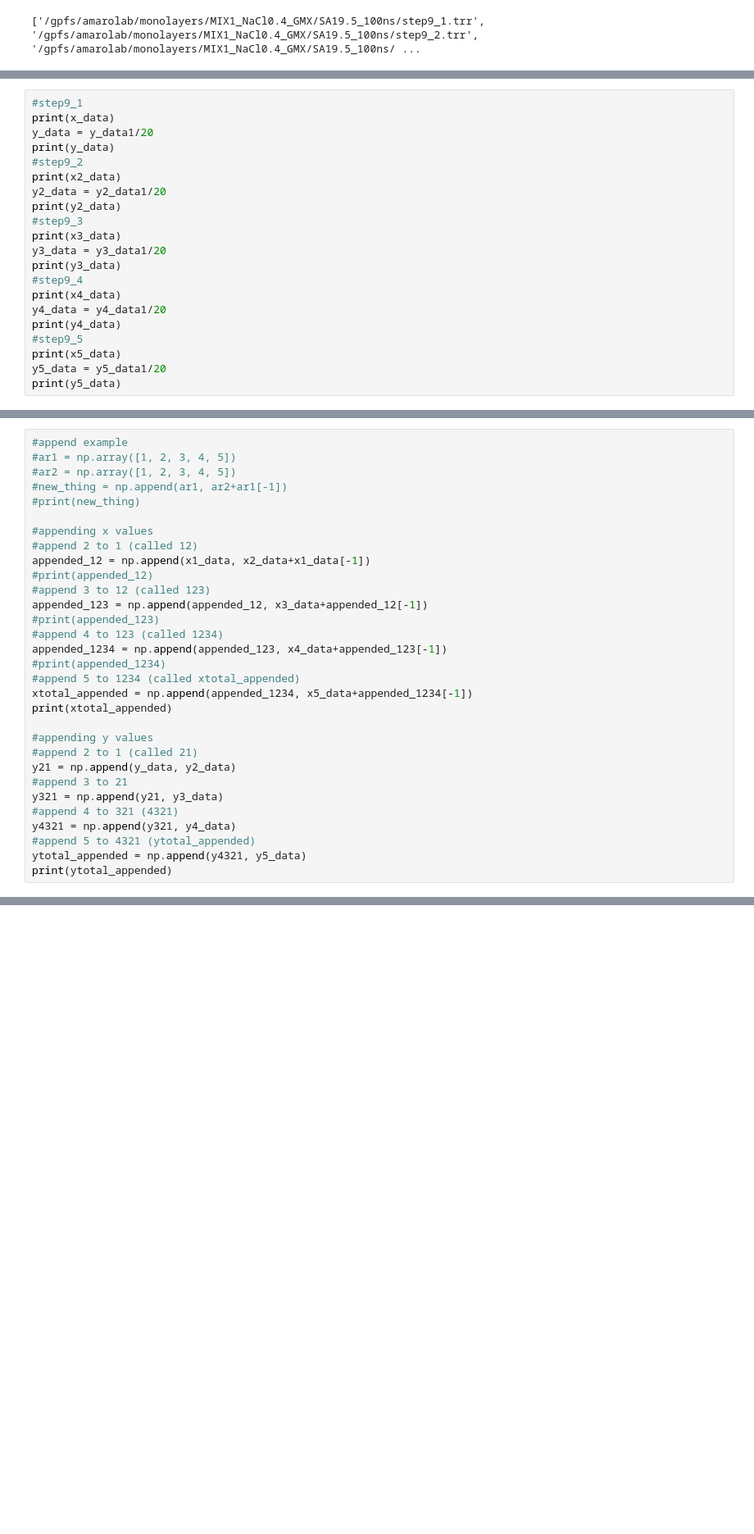
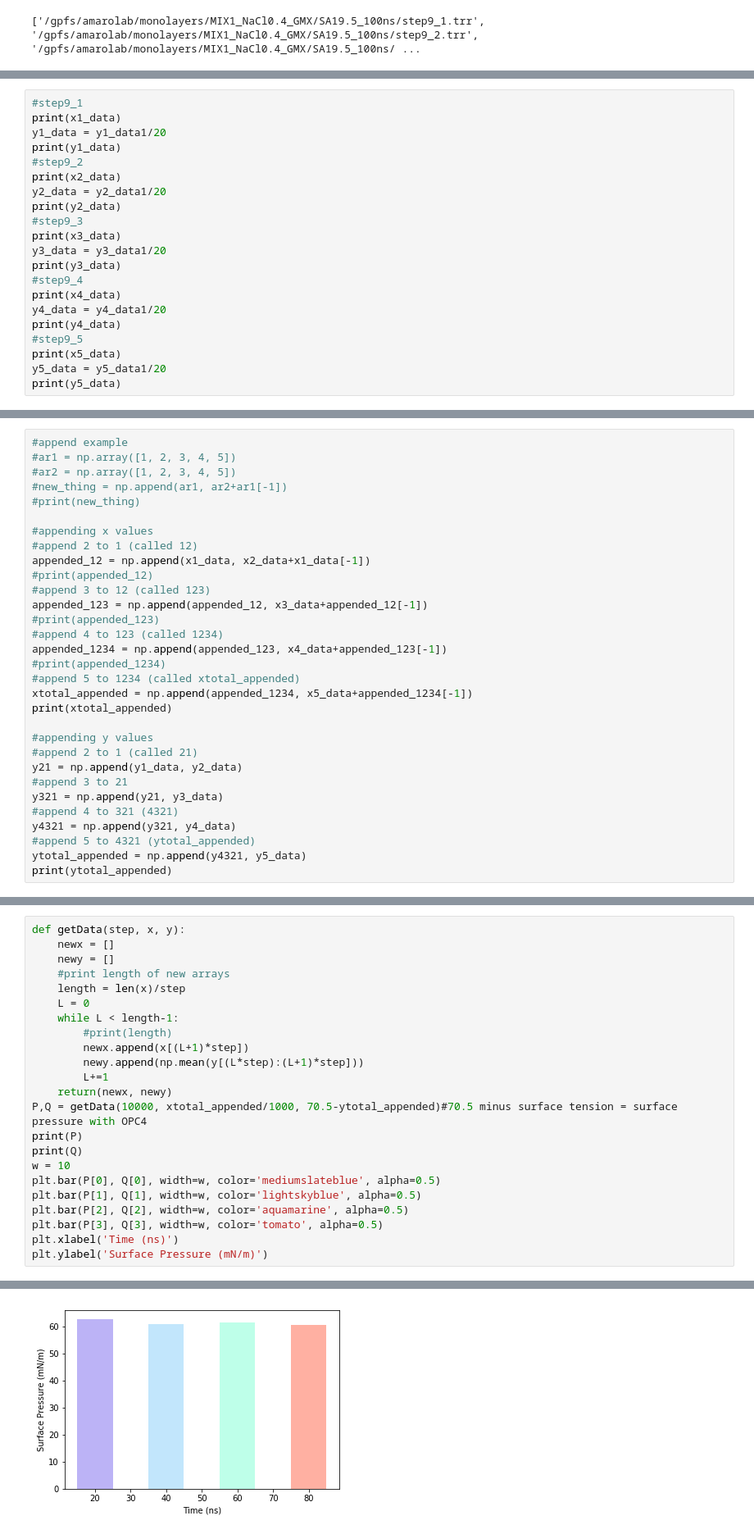
Before and after one commit to fearlessroad/mixed-monolayers, a Jupyter notebook: si_figures/surf-ten_convergence.ipynb, the cells around one changed output, grey strips where cells are left out. Shown at 82% size. Saved outputs shown, nothing was run; the diff lists cells and outputs as text; blank space fills up the shorter version.

Commit message:
added code for convergence bar plots for SA19.5

```diff
--- a/si_figures/surf-ten_convergence.ipynb
+++ b/si_figures/surf-ten_convergence.ipynb
@@ -49,9 +49,9 @@ x5_data = thing5[:,0]
 y5_data1 = thing5[:,1]
 # %%
 #step9_1
-print(x_data)
-y_data = y_data1/20
-print(y_data)
+print(x1_data)
+y1_data = y1_data1/20
+print(y1_data)
 #step9_2
 print(x2_data)
 y2_data = y2_data1/20
@@ -107,7 +112,7 @@ print(xtotal_appended)
 
 #appending y values
 #append 2 to 1 (called 21)
-y21 = np.append(y_data, y2_data)
+y21 = np.append(y1_data, y2_data)
 #append 3 to 21
 y321 = np.append(y21, y3_data)
 #append 4 to 321 (4321)
@@ -124,3 +130,27 @@ plt.scatter(xtotal_appended, ytotal_appended)
 # %% [output]
 <matplotlib.collections.PathCollection at 0x...>
 [figure]
+# %%
+def getData(step, x, y):
+    newx = []
+    newy = []
+    #print length of new arrays
+    length = len(x)/step
+    L = 0
+    while L < length-1:
+        #print(length)
+        newx.append(x[(L+1)*step])
+        newy.append(np.mean(y[(L*step):(L+1)*step]))
+        L+=1
+    return(newx, newy)
+P,Q = getData(10000, xtotal_appended/1000, 70.5-ytotal_appended)#70.5 minus surface tension = surface pressure with OPC4
+print(P)
+print(Q)
+w = 10
+plt.bar(P[0], Q[0], width=w, color='mediumslateblue', alpha=0.5)
+plt.bar(P[1], Q[1], width=w, color='lightskyblue', alpha=0.5)
+plt.bar(P[2], Q[2], width=w, color='aquamarine', alpha=0.5)
+plt.bar(P[3], Q[3], width=w, color='tomato', alpha=0.5)
+plt.xlabel('Time (ns)')
+plt.ylabel('Surface Pressure (mN/m)')
+# %% [output]
@@ -126,0 +160 @@ plt.scatter(xtotal_appended, ytotal_appended)
+[figure, added]
```
Also changed, not shown: parts of 5 cells of this notebook.
